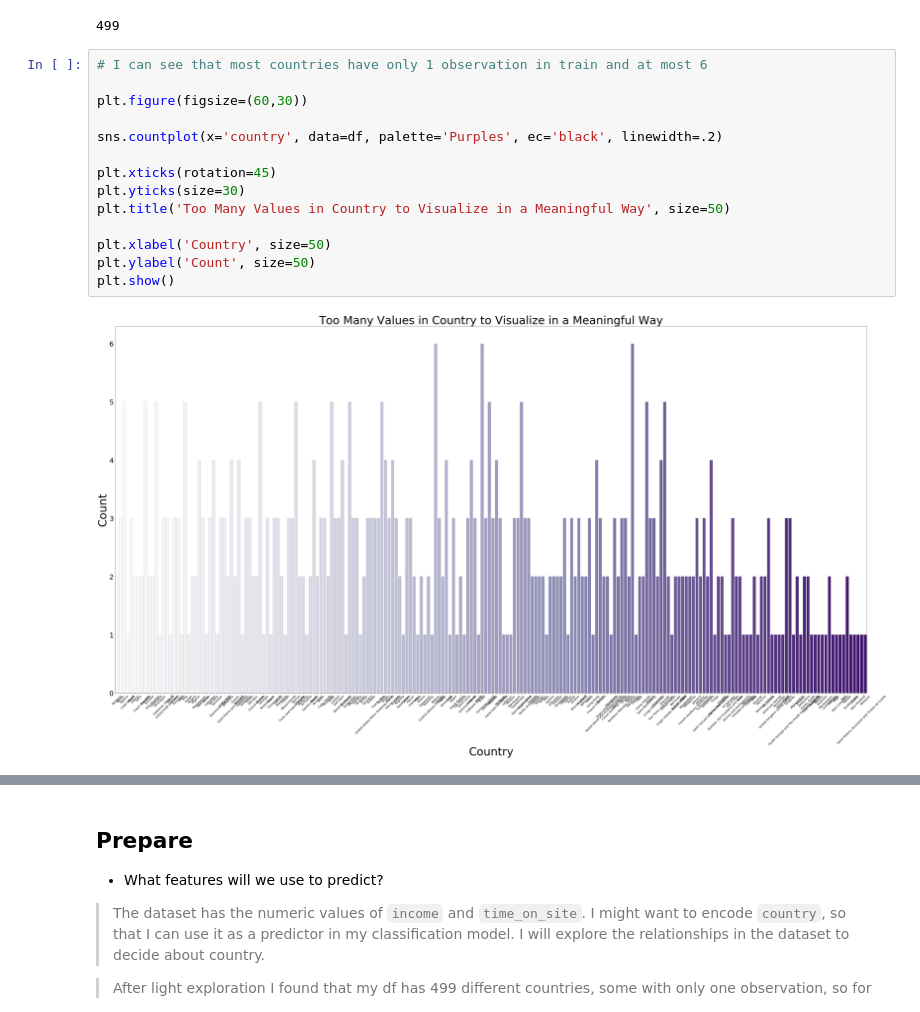
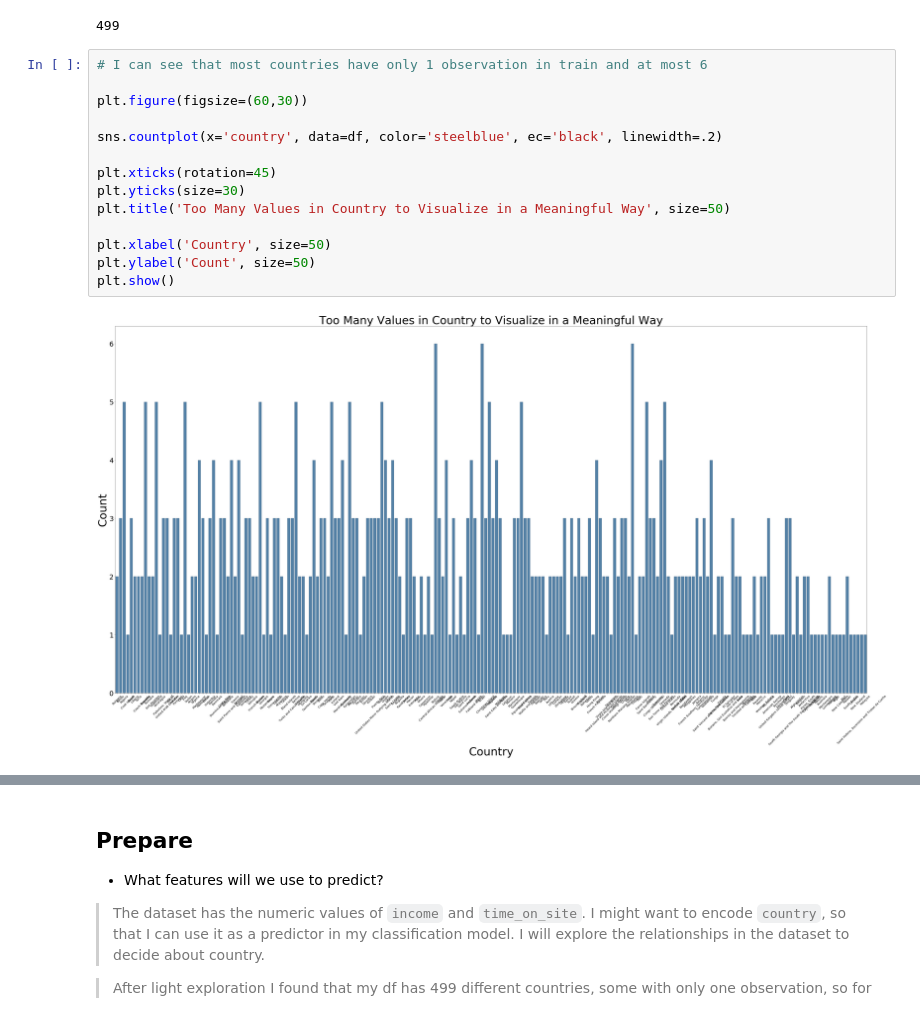
Before and after one commit to faithkane3/ds-methodologies-exercises, a Jupyter notebook: classification/ML Classification Package/3. Logisitic Regression/Predict Customer clicks on FB ads.ipynb, the cells around one changed output, grey strips where cells are left out. Saved outputs shown, nothing was run; the diff lists cells and outputs as text.

```diff
--- a/classification/ML Classification Package/3. Logisitic Regression/Predict Customer clicks on FB ads.ipynb
+++ b/classification/ML Classification Package/3. Logisitic Regression/Predict Customer clicks on FB ads.ipynb
@@ -105,16 +117,16 @@ df.country.value_counts(dropna=False).sum()
 # %%
 # I can see that most countries have only 1 observation in train and at most 6
 
 plt.figure(figsize=(60,30))
 
-sns.countplot(x='country', data=df, palette='Purples', ec='black', linewidth=.2)
+sns.countplot(x='country', data=df, color='steelblue', ec='black', linewidth=.2)
 
 plt.xticks(rotation=45)
 plt.yticks(size=30)
 plt.title('Too Many Values in Country to Visualize in a Meaningful Way', size=50)
 
 plt.xlabel('Country', size=50)
 plt.ylabel('Count', size=50)
 plt.show()
 # %% [output]
-[figure, old version]
+[figure, new version]
```
Also changed, not shown: parts of 5 cells of this notebook.
